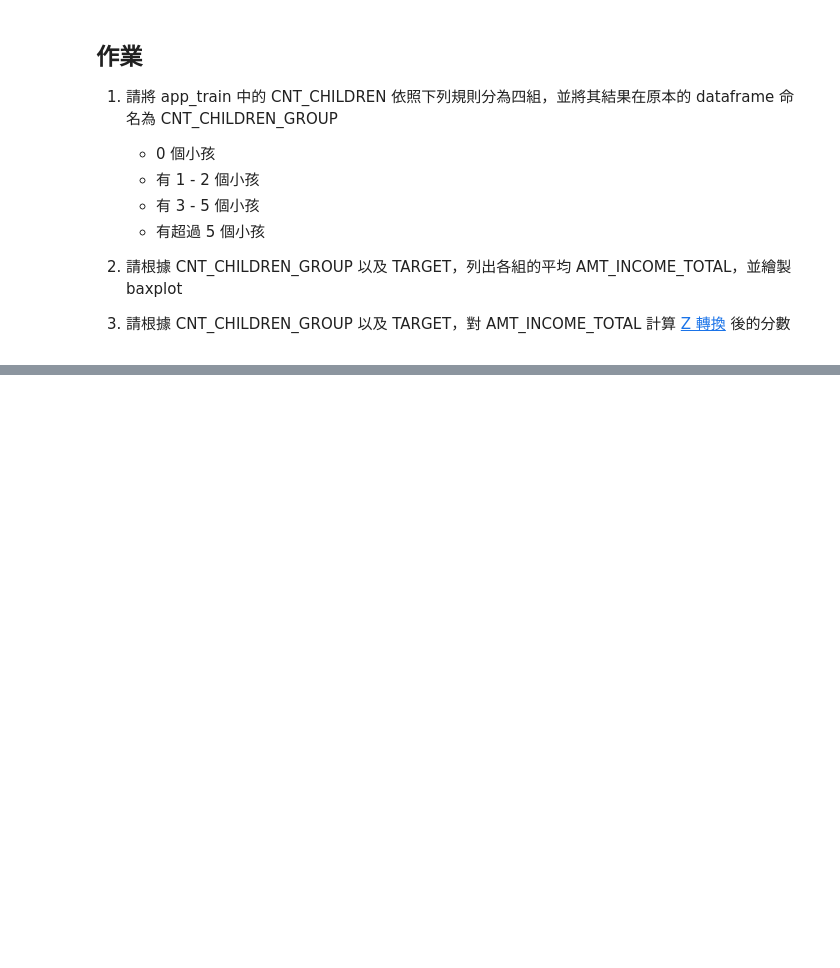
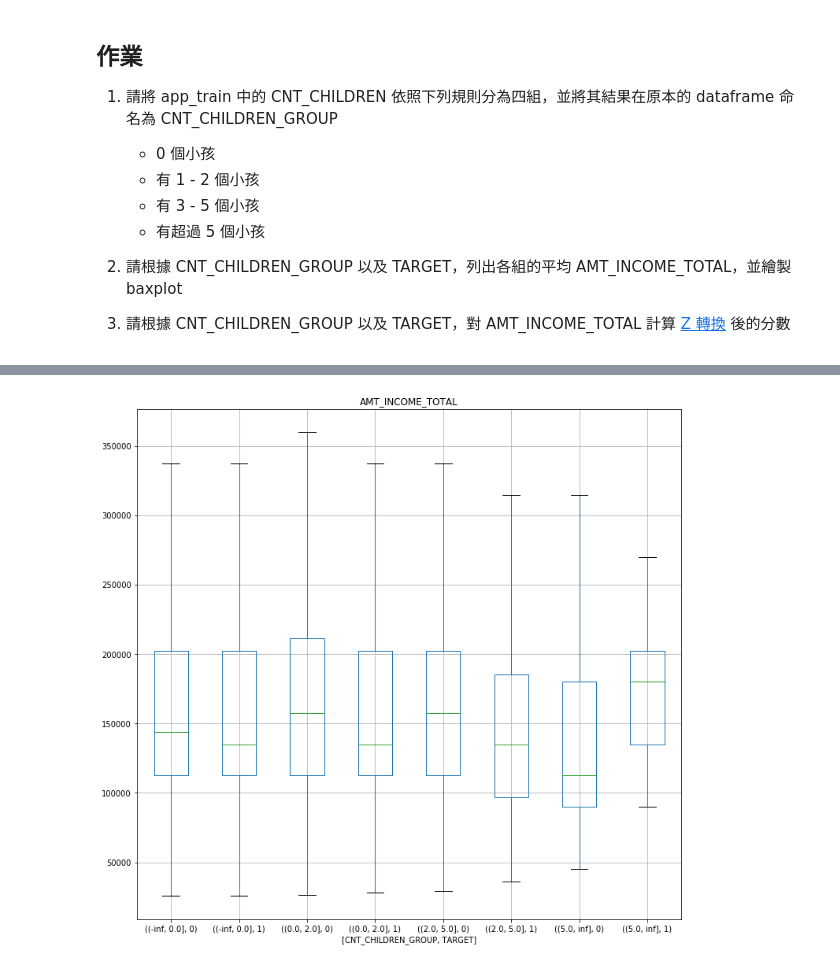
Before and after one commit to peropero1/4th-ML100days, a Jupyter notebook: homework/Day_013_HW.ipynb, the cells around one changed output, grey strips where cells are left out. Cells and saved outputs as stored; diff of their text form; code cells hidden in the pictures; blank space fills up the shorter version.

```diff
--- a/homework/Day_013_HW.ipynb
+++ b/homework/Day_013_HW.ipynb
@@ -72,9 +50,9 @@ Name: CNT_CHILDREN, Length: 307511, dtype: bool
 """
 Your code here
 """
+# 以分位點來做filter
 
-
-cut_rule =
+cut_rule = [-np.inf,0,2,5,np.inf]
 
 app_train['CNT_CHILDREN_GROUP'] = pd.cut(app_train['CNT_CHILDREN'].values, cut_rule, include_lowest=True)
 app_train['CNT_CHILDREN_GROUP'].value_counts()
@@ -93,14 +95,19 @@ grouped_df.mean()
 # %%
 #2-2
 """
 Your code here
 """
-plt_column =
-plt_by =
+plt_column = 'AMT_INCOME_TOTAL'
+plt_by = ['CNT_CHILDREN_GROUP', 'TARGET']
 
 app_train.boxplot(column=plt_column, by = plt_by, showfliers = False, figsize=(12,12))
+    # column引數表示要繪製成箱形圖的資料，可以是一列或多列
+    # by引數表示分組依據
+    # showfliersbool, optional (True)，Show the outliers beyond the caps.
 plt.suptitle('')
 plt.show()
+# %% [output]
+[figure, added]
 # %%
 #3
 """
```
Also changed, not shown: parts of 7 cells of this notebook, 1 other file.
